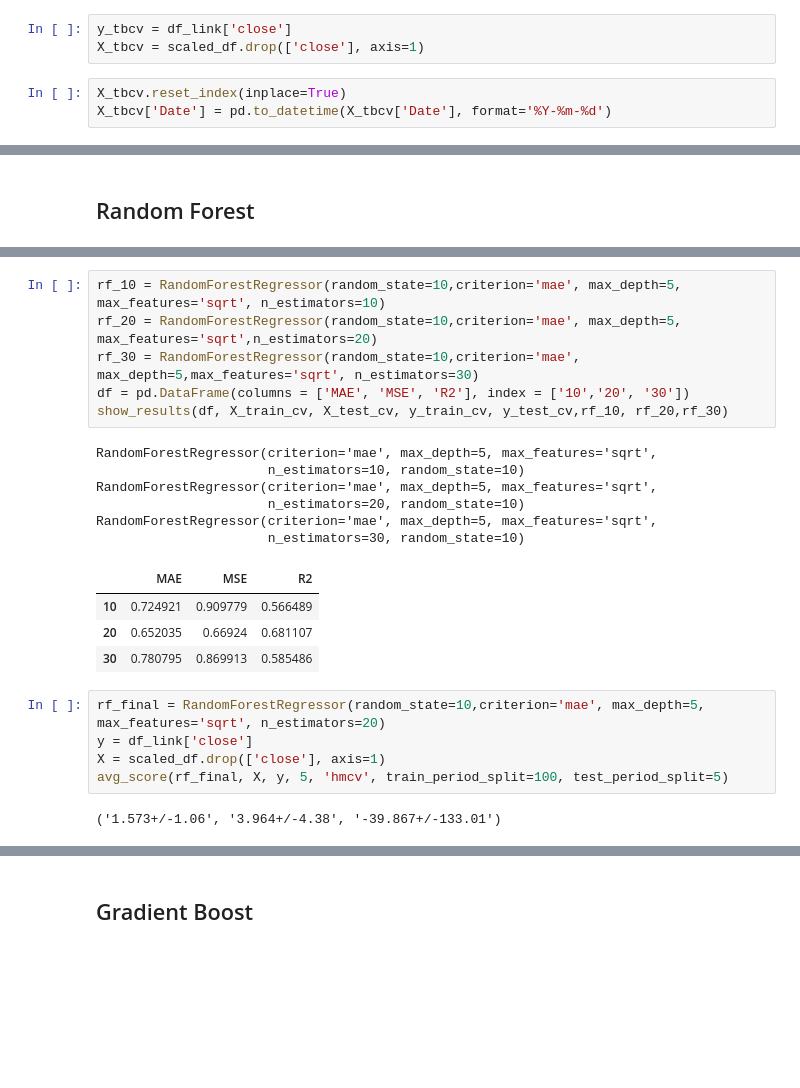
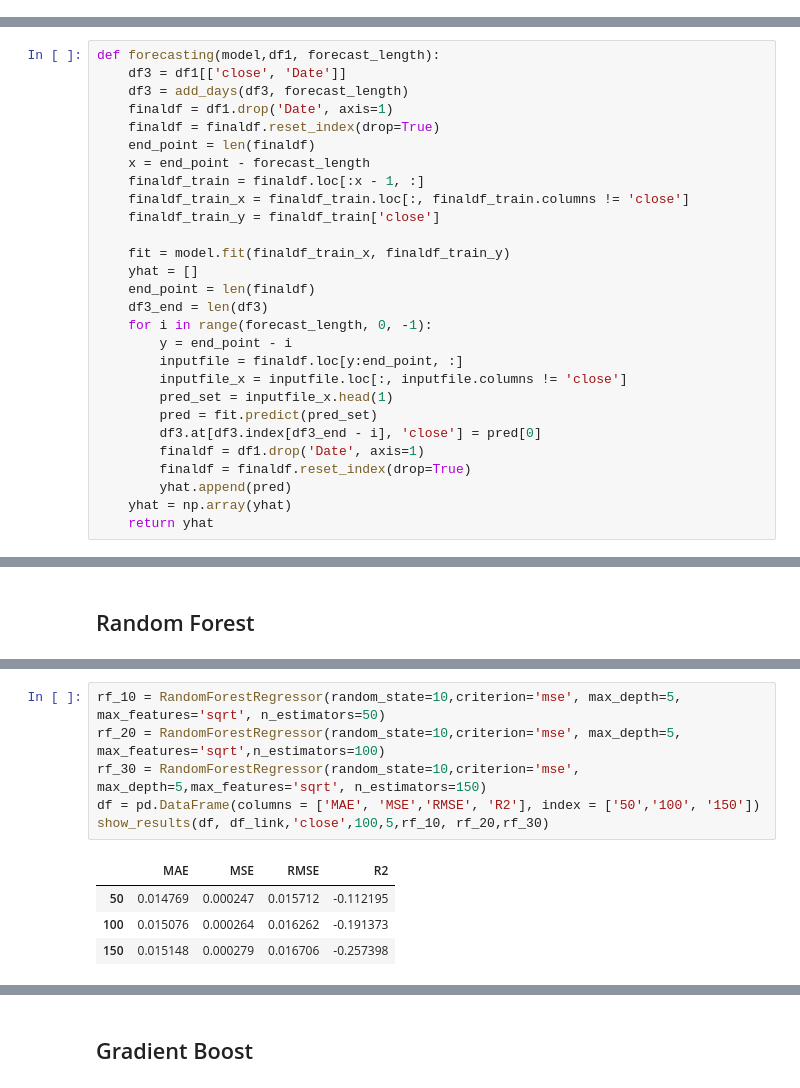
Before and after one commit to diogobulhosa/BC4, a Jupyter notebook: notebooks/nb_link.ipynb, the cells around one changed output, grey strips where cells are left out. Drawn from its saved outputs; the diff is of its cells as text; blank space fills up the shorter version.

```diff
--- a/notebooks/nb_link.ipynb
+++ b/notebooks/nb_link.ipynb
@@ -282,9 +212,3 @@ class TimeBasedCV(object):
             Returns the number of splitting iterations in the cross-validator.
         """
         return self.n_splits
-# %%
-y_tbcv = df_link['close']
-X_tbcv = scaled_df.drop(['close'], axis=1)
-# %%
-X_tbcv.reset_index(inplace=True)
-X_tbcv['Date'] = pd.to_datetime(X_tbcv['Date'], format='%Y-%m-%d')
@@ -357,0 +234,28 @@ def show_results(df,X_train, X_test, y_train, y_test, *args):
+# %%
+def forecasting(model,df1, forecast_length):
+    df3 = df1[['close', 'Date']]
+    df3 = add_days(df3, forecast_length)
+    finaldf = df1.drop('Date', axis=1)
+    finaldf = finaldf.reset_index(drop=True)
+    end_point = len(finaldf)
+    x = end_point - forecast_length
+    finaldf_train = finaldf.loc[:x - 1, :]
+    finaldf_train_x = finaldf_train.loc[:, finaldf_train.columns != 'close']
+    finaldf_train_y = finaldf_train['close']
+
+    fit = model.fit(finaldf_train_x, finaldf_train_y)
+    yhat = []
+    end_point = len(finaldf)
+    df3_end = len(df3)
+    for i in range(forecast_length, 0, -1):
+        y = end_point - i
+        inputfile = finaldf.loc[y:end_point, :]
+        inputfile_x = inputfile.loc[:, inputfile.columns != 'close']
+        pred_set = inputfile_x.head(1)
+        pred = fit.predict(pred_set)
+        df3.at[df3.index[df3_end - i], 'close'] = pred[0]
+        finaldf = df1.drop('Date', axis=1)
+        finaldf = finaldf.reset_index(drop=True)
+        yhat.append(pred)
+    yhat = np.array(yhat)
+    return yhat
@@ -540,24 +563,11 @@ RandomForestRegressor(criterion='mae', max_depth=5, max_features='log2',
 # %%
-rf_10 = RandomForestRegressor(random_state=10,criterion='mae', max_depth=5, max_features='sqrt', n_estimators=10)
-rf_20 = RandomForestRegressor(random_state=10,criterion='mae', max_depth=5, max_features='sqrt',n_estimators=20)
-rf_30 = RandomForestRegressor(random_state=10,criterion='mae', max_depth=5,max_features='sqrt', n_estimators=30)
-df = pd.DataFrame(columns = ['MAE', 'MSE', 'R2'], index = ['10','20', '30'])
-show_results(df, X_train_cv, X_test_cv, y_train_cv, y_test_cv,rf_10, rf_20,rf_30)
+rf_10 = RandomForestRegressor(random_state=10,criterion='mse', max_depth=5, max_features='sqrt', n_estimators=50)
+rf_20 = RandomForestRegressor(random_state=10,criterion='mse', max_depth=5, max_features='sqrt',n_estimators=100)
+rf_30 = RandomForestRegressor(random_state=10,criterion='mse', max_depth=5,max_features='sqrt', n_estimators=150)
+df = pd.DataFrame(columns = ['MAE', 'MSE','RMSE', 'R2'], index = ['50','100', '150'])
+show_results(df, df_link,'close',100,5,rf_10, rf_20,rf_30)
 # %% [output]
-RandomForestRegressor(criterion='mae', max_depth=5, max_features='sqrt',
-                      n_estimators=10, random_state=10)
-RandomForestRegressor(criterion='mae', max_depth=5, max_features='sqrt',
-                      n_estimators=20, random_state=10)
-RandomForestRegressor(criterion='mae', max_depth=5, max_features='sqrt',
-                      n_estimators=30, random_state=10)
-|  | MAE | MSE | R2 |
-| 10 | 0.724921 | 0.909779 | 0.566489 |
-| 20 | 0.652035 | 0.66924 | 0.681107 |
-| 30 | 0.780795 | 0.869913 | 0.585486 |
+|  | MAE | MSE | RMSE | R2 |
+| 50 | 0.014769 | 0.000247 | 0.015712 | -0.112195 |
+| 100 | 0.015076 | 0.000264 | 0.016262 | -0.191373 |
+| 150 | 0.015148 | 0.000279 | 0.016706 | -0.257398 |
-# %%
-rf_final = RandomForestRegressor(random_state=10,criterion='mae', max_depth=5, max_features='sqrt', n_estimators=20)
-y = df_link['close']
-X = scaled_df.drop(['close'], axis=1)
-avg_score(rf_final, X, y, 5, 'hmcv', train_period_split=100, test_period_split=5)
-# %% [output]
-('1.573+/-1.06', '3.964+/-4.38', '-39.867+/-133.01')
```
Also changed, not shown: parts of 92 cells of this notebook.
